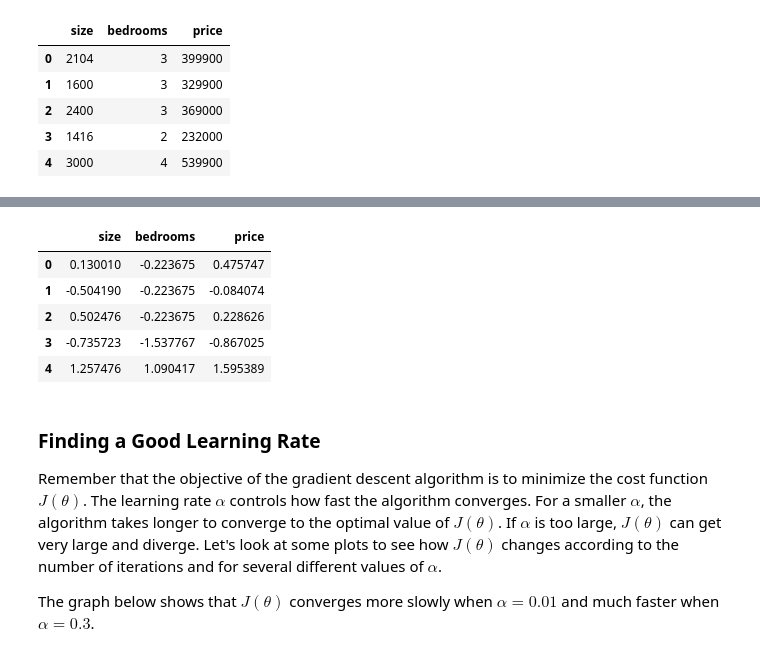
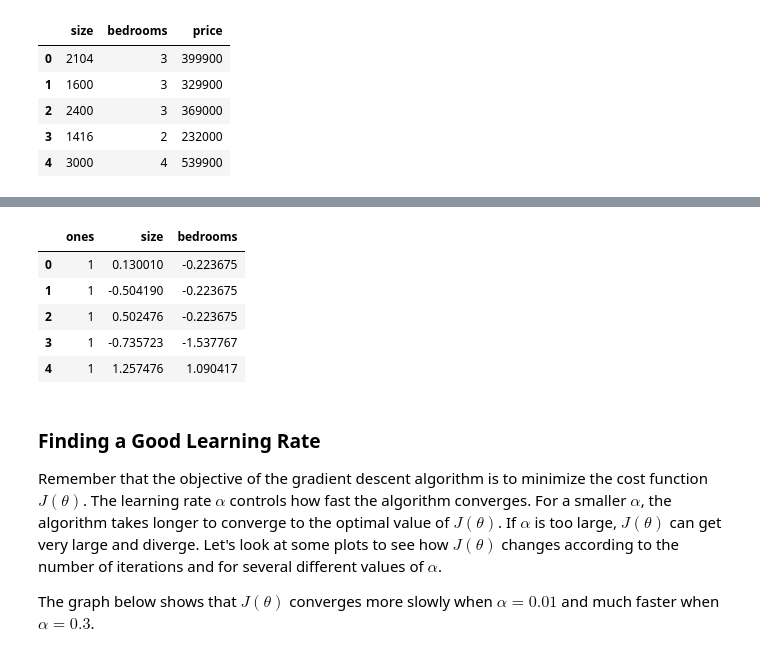
Before and after one commit to marty-vanhoof/Maching_Learning, a Jupyter notebook: Linear_Regression/Linear_Regression_2.ipynb, the cells around one changed output, grey strips where cells are left out. Drawn from its saved outputs; the diff is of its cells as text; code cells hidden in the pictures.

```diff
--- a/Linear_Regression/Linear_Regression_2.ipynb
+++ b/Linear_Regression/Linear_Regression_2.ipynb
@@ -63,12 +50,24 @@ price       125039.899586
-# %%
-# standardize each column
-df = ( df - df.mean() ) / df.std()
-df.head()
-# %% [output]
-|  | size | bedrooms | price |
-| 0 | 0.130010 | -0.223675 | 0.475747 |
-| 1 | -0.504190 | -0.223675 | -0.084074 |
-| 2 | 0.502476 | -0.223675 | 0.228626 |
-| 3 | -0.735723 | -1.537767 | -0.867025 |
-| 4 | 1.257476 | 1.090417 | 1.595389 |
+# %%
+# save feature means and standard deviations for later
+mean_size, mean_bedrooms = df.mean()['size'], df.mean()['bedrooms']
+std_size, std_bedrooms = df.std()['size'], df.std()['bedrooms']
+
+def standardize(d):
+    '''Standardize each entry in d.'''
+
+    return ( d - d.mean() ) / d.std()
+
+# standardize the size and bedrooms columns and insert a column of ones
+features_scaled = standardize( df[['size', 'bedrooms']] )
+features_scaled.insert(0, 'ones', 1)
+
+# look at the first 5 rows
+features_scaled.head()
+# %% [output]
+|  | ones | size | bedrooms |
+| 0 | 1 | 0.130010 | -0.223675 |
+| 1 | 1 | -0.504190 | -0.223675 |
+| 2 | 1 | 0.502476 | -0.223675 |
+| 3 | 1 | -0.735723 | -1.537767 |
+| 4 | 1 | 1.257476 | 1.090417 |
 # %%
```
Also changed, not shown: parts of 8 cells of this notebook.
